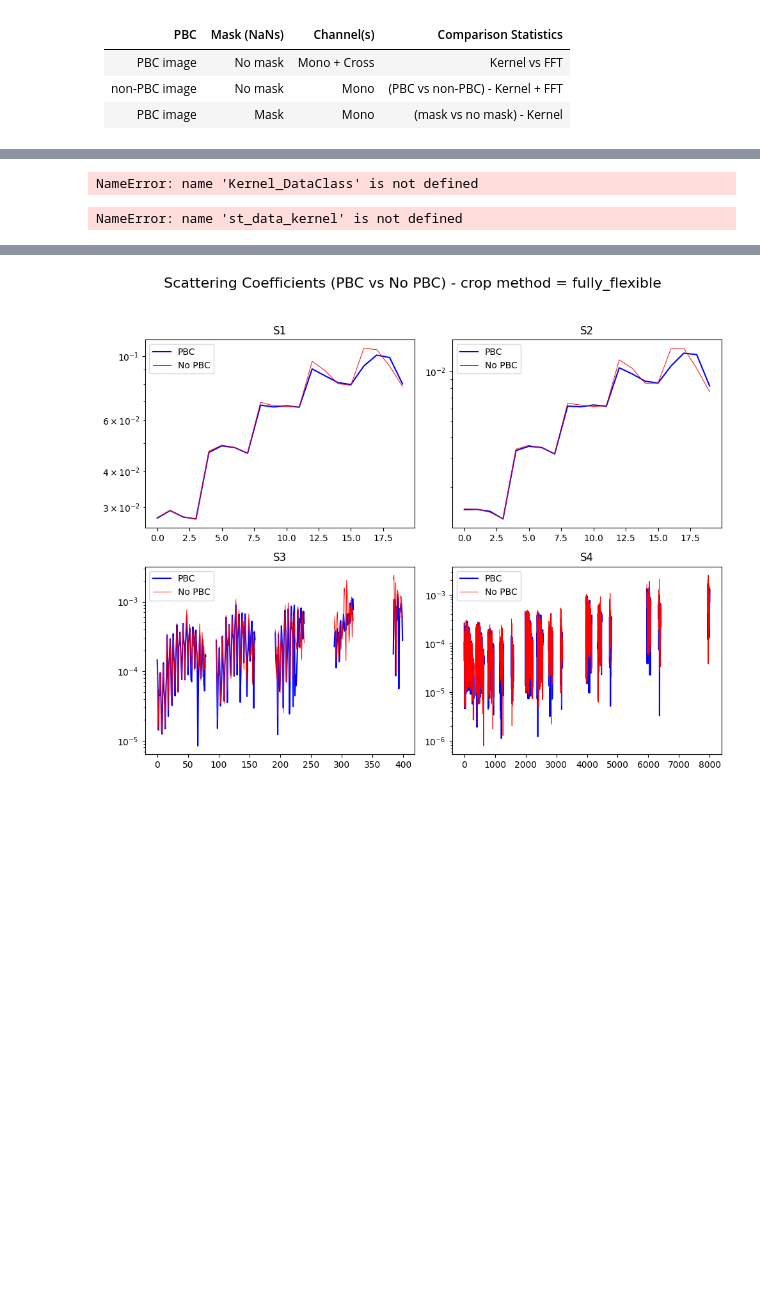
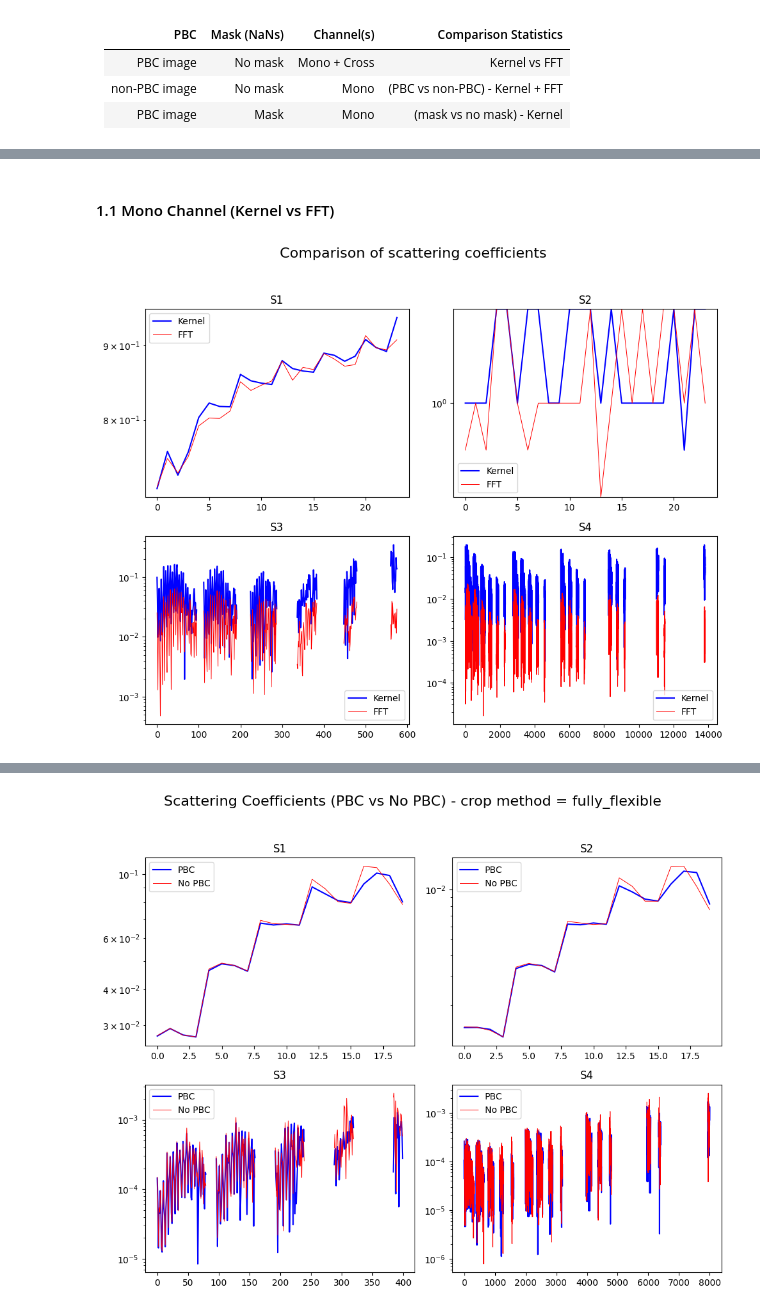
Before and after one commit to camilledussauchoy-glitch/STL-Dev_Camille, a Jupyter notebook: docs/user_notebook.ipynb, the cells around one changed output, grey strips where cells are left out. Drawn from its saved outputs; the diff is of its cells as text; code cells hidden in the pictures; blank space fills up the shorter version.

```diff
--- a/docs/user_notebook.ipynb
+++ b/docs/user_notebook.ipynb
@@ -417,6 +118,3 @@ def plot_scattering_coeffs(
-# %%
-# Image loading
-im = np.load(DATA_TEST_PATH + "/" + 'Turb_6.npy')[:,None,:,:]
 # %% [markdown]
 ## Scattering Coefficients Computation
 # %% [markdown]
@@ -435,24 +128,27 @@ white_noise = np.random.randn(*im[0,0].shape)
-# %%
-# Instantiate STL data classes
-data_kernel = Kernel_DataClass(array=white_noise, pbc=True)
-data_fft = FFT_DataClass(array=white_noise, pbc=True)
-
-# Get a ST operator from the data classes
-st_op_kernel = data_kernel.get_ST_op()
-st_op_fft = data_fft.get_ST_op()
-
-# apply the ST operator to the data
-st_data_kernel = st_op_kernel.apply(data_kernel)
-st_data_fft = st_op_fft.apply(data_fft)
-# %% [output]
-NameError: name 'Kernel_DataClass' is not defined
-# %%
-plot_scattering_coeffs(
-    st_data_kernel,
-    st_data_fft,
-    suptitle='Scattering Coefficients (Kernel vs FFT)',
-    label_st_data1='Kernel',
-    label_st_data2='FFT'
-)
-# %% [output]
-NameError: name 'st_data_kernel' is not defined
+# %% [markdown]
+#### 1.1 Mono Channel (Kernel vs FFT)
+# %%
+im_mono_channel = im[0, 0, :, :]
+
+# Instantiate kernel and FFT dataclass on the mono-channel image
+data_kernel = STL_2D_Kernel_Torch(im_mono_channel, pbc=True)
+data_fft = STL_2D_FFT_Torch(im_mono_channel, pbc=True)
+
+# Get ST operator
+st_op_kernel = data_kernel.get_ST_op()
+st_op_fft = data_fft.get_ST_op()
+
+# Apply
+st_data_kernel = st_op_kernel.apply(data_kernel)
+st_data_fft = st_op_fft.apply(data_fft)
+
+# Plot and compare scattering coefficients of the two ST data
+plot_scattering_coeffs(
+    st_data_kernel,
+    st_data_fft,
+    suptitle="Comparison of scattering coefficients",
+    label_st_data1="Kernel",
+    label_st_data2="FFT"
+)
+# %% [output]
+[figure, added]
```
Also changed, not shown: parts of 43 cells of this notebook, 1 other file.
